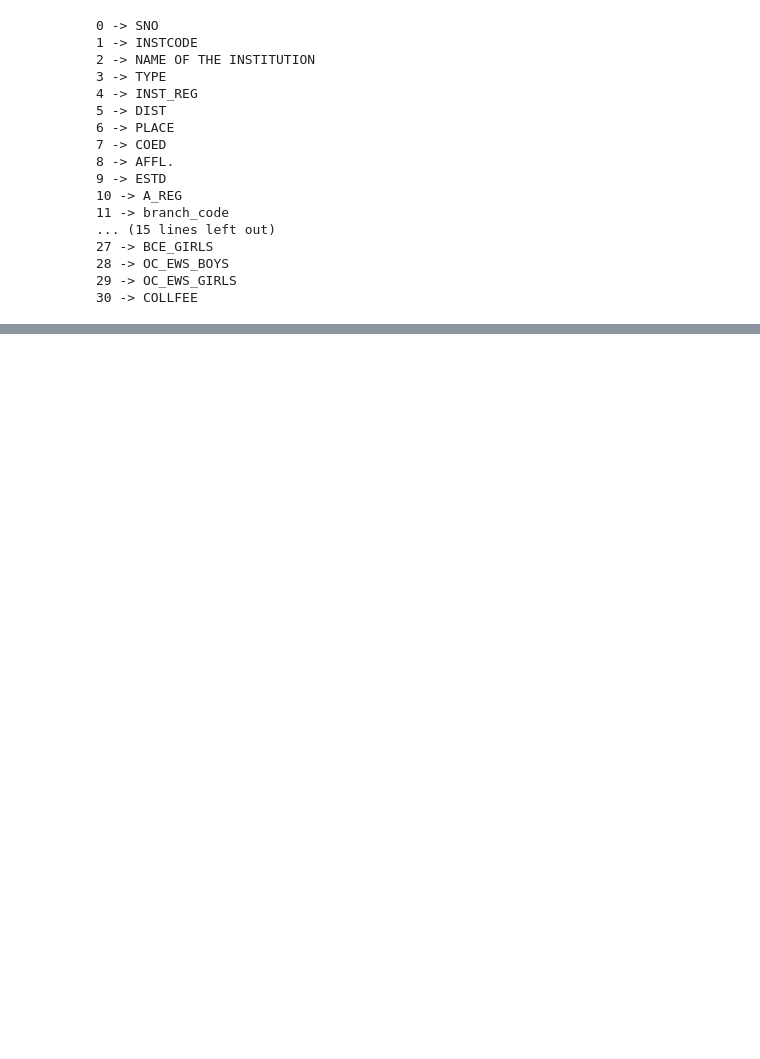
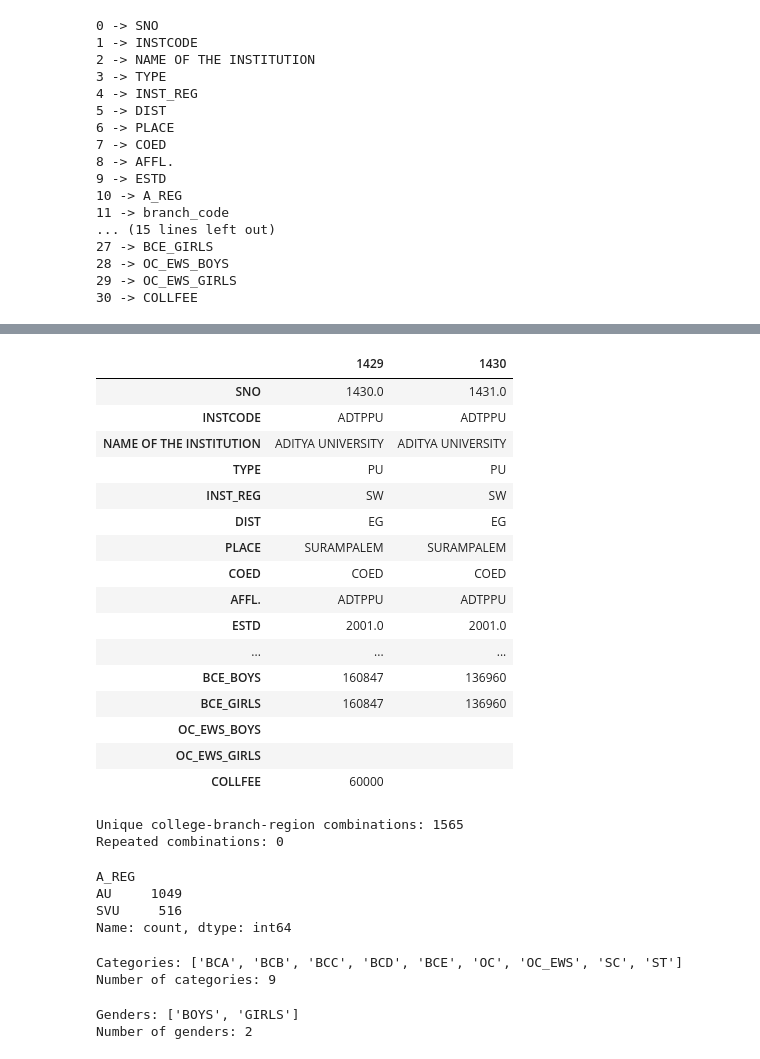
Before and after one commit to pavankumarb26/Eamcet-College-Predicter, a Jupyter notebook: AP_EAMCET_College_Prediction.ipynb, the cells around one changed output, grey strips where cells are left out. Saved outputs shown, nothing was run; the diff lists cells and outputs as text; code cells hidden in the pictures; blank space fills up the shorter version.

```diff
--- a/AP_EAMCET_College_Prediction.ipynb
+++ b/AP_EAMCET_College_Prediction.ipynb
@@ -41,0 +121,5 @@ for i, col in enumerate(df.columns):
+# %%
+df = df.iloc[:1565].copy()
+
+print(df.shape)
+print(df.tail(2))
@@ -41,0 +308,69 @@ for i, col in enumerate(df.columns):
+# %%
+df[
+    (df["INSTCODE"] == "ADTPPU") &
+    (df["branch_code"] == "AGR")
+].T
+# %% [output]
+|  | 1429 | 1430 |
+| SNO | 1430.0 | 1431.0 |
+| INSTCODE | ADTPPU | ADTPPU |
+| NAME OF THE INSTITUTION | ADITYA UNIVERSITY | ADITYA UNIVERSITY |
+| TYPE | PU | PU |
+| INST_REG | SW | SW |
+| DIST | EG | EG |
+| PLACE | SURAMPALEM | SURAMPALEM |
+| COED | COED | COED |
+| AFFL. | ADTPPU | ADTPPU |
+| ESTD | 2001.0 | 2001.0 |
+| ... | ... | ... |
+| BCE_BOYS | 160847 | 136960 |
+| BCE_GIRLS | 160847 | 136960 |
+| OC_EWS_BOYS |  |  |
+| OC_EWS_GIRLS |  |  |
+| COLLFEE | 60000 |  |
+# %%
+college_branch_region = df.groupby(
+    ["INSTCODE", "branch_code", "A_REG"]
+).size()
+
+print("Unique college-branch-region combinations:",
+      len(college_branch_region))
+
+print("Repeated combinations:",
+      (college_branch_region > 1).sum())
+# %% [output]
+Unique college-branch-region combinations: 1565
+Repeated combinations: 0
+# %%
+areg_counts = df["A_REG"].value_counts(dropna=False)
+
+print(areg_counts)
+# %% [output]
+A_REG
+AU     1049
+SVU     516
+Name: count, dtype: int64
+# %%
+cutoff_cols = df.columns[12:30]
+
+categories = sorted({
+    col.rsplit("_", 1)[0]
+    for col in cutoff_cols
+})
+
+print("Categories:", categories)
+print("Number of categories:", len(categories))
+# %% [output]
+Categories: ['BCA', 'BCB', 'BCC', 'BCD', 'BCE', 'OC', 'OC_EWS', 'SC', 'ST']
+Number of categories: 9
+# %%
+genders = sorted({
+    col.rsplit("_", 1)[1]
+    for col in cutoff_cols
+})
+
+print("Genders:", genders)
+print("Number of genders:", len(genders))
+# %% [output]
+Genders: ['BOYS', 'GIRLS']
+Number of genders: 2
```
Also changed, not shown: parts of 21 cells of this notebook.
